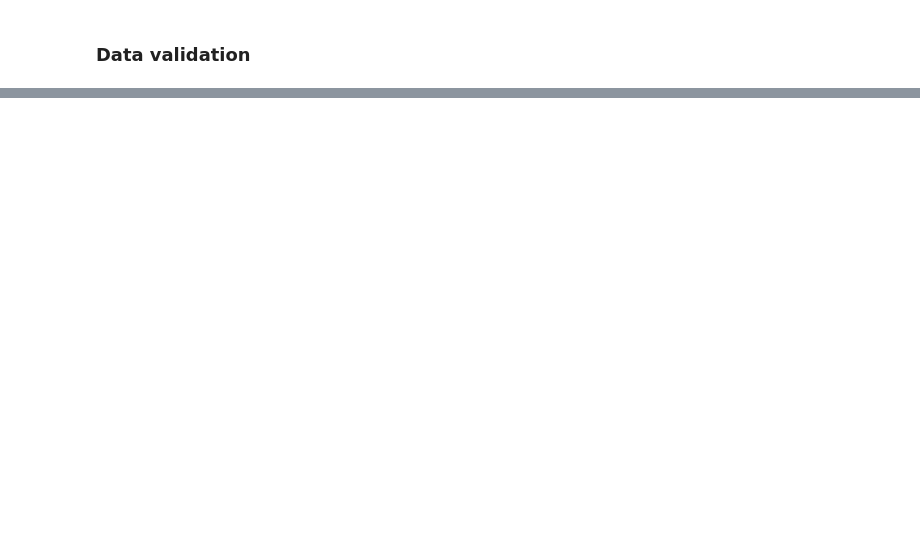
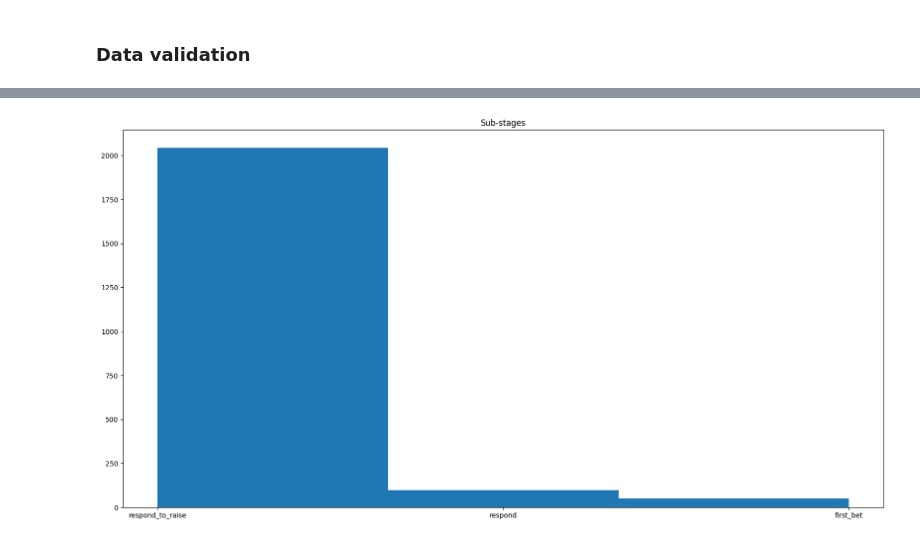
Before and after one commit to tjespe/texas-holdem-ai, a Jupyter notebook: train_nn.ipynb, the cells around one changed output, grey strips where cells are left out. Saved outputs shown, nothing was run; the diff lists cells and outputs as text; code cells hidden in the pictures; blank space fills up the shorter version.

```diff
--- a/train_nn.ipynb
+++ b/train_nn.ipynb
@@ -273,3 +319,19 @@ plt.show()
+# %%
+sub_stages = np.where(
+    df["player_has_bet"] & df["opponent_has_bet"],
+    "respond_to_raise",
+    np.where(
+        df["opponent_has_bet"],
+        "respond",
+        "first_bet"
+    )
+)
+fig, ax = plt.subplots(figsize=(20, 10))
+plt.hist(sub_stages, bins=3)
+plt.title("Sub-stages")
+plt.show()
+# %% [output]
+[figure, added]
 # %%
 Y_columns = [col for col in df.columns if col.startswith('value_of_hand_')]
 X_columns = [col for col in df.columns if col not in Y_columns]
```
Also changed, not shown: parts of 25 cells of this notebook, 1 other file.
